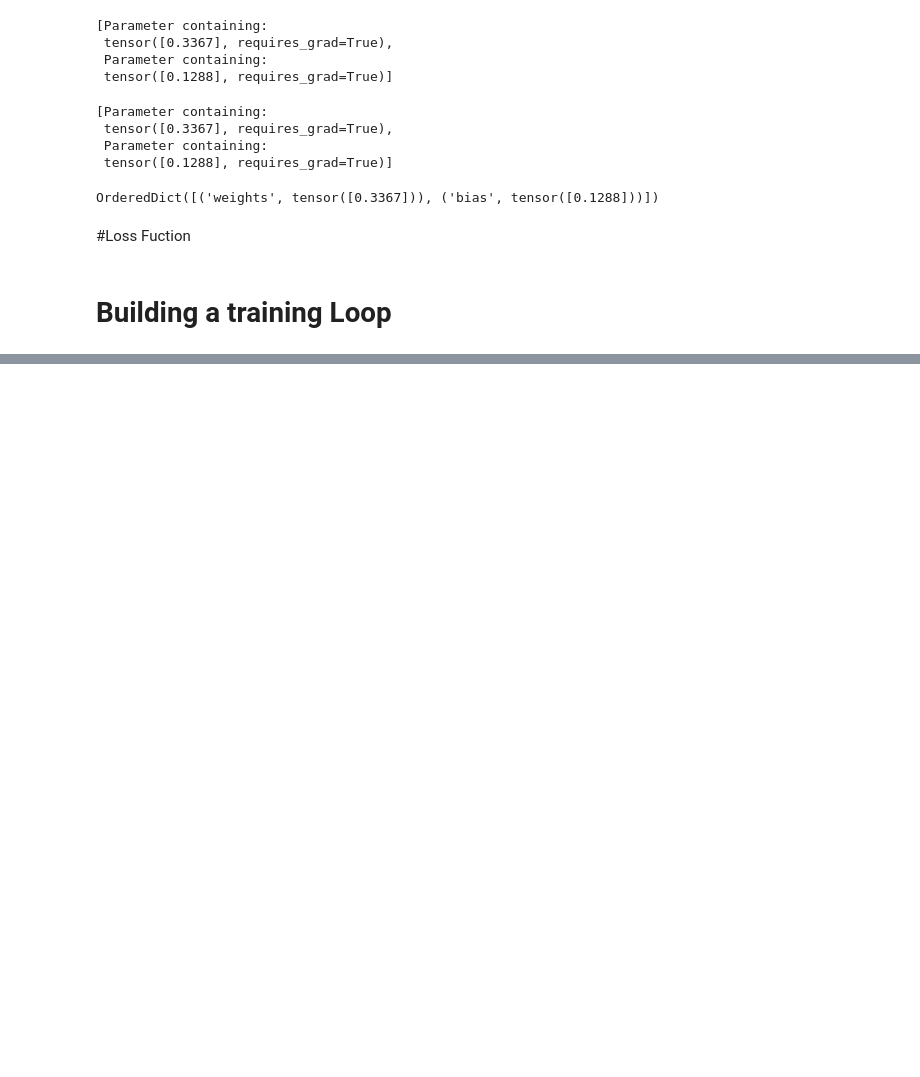
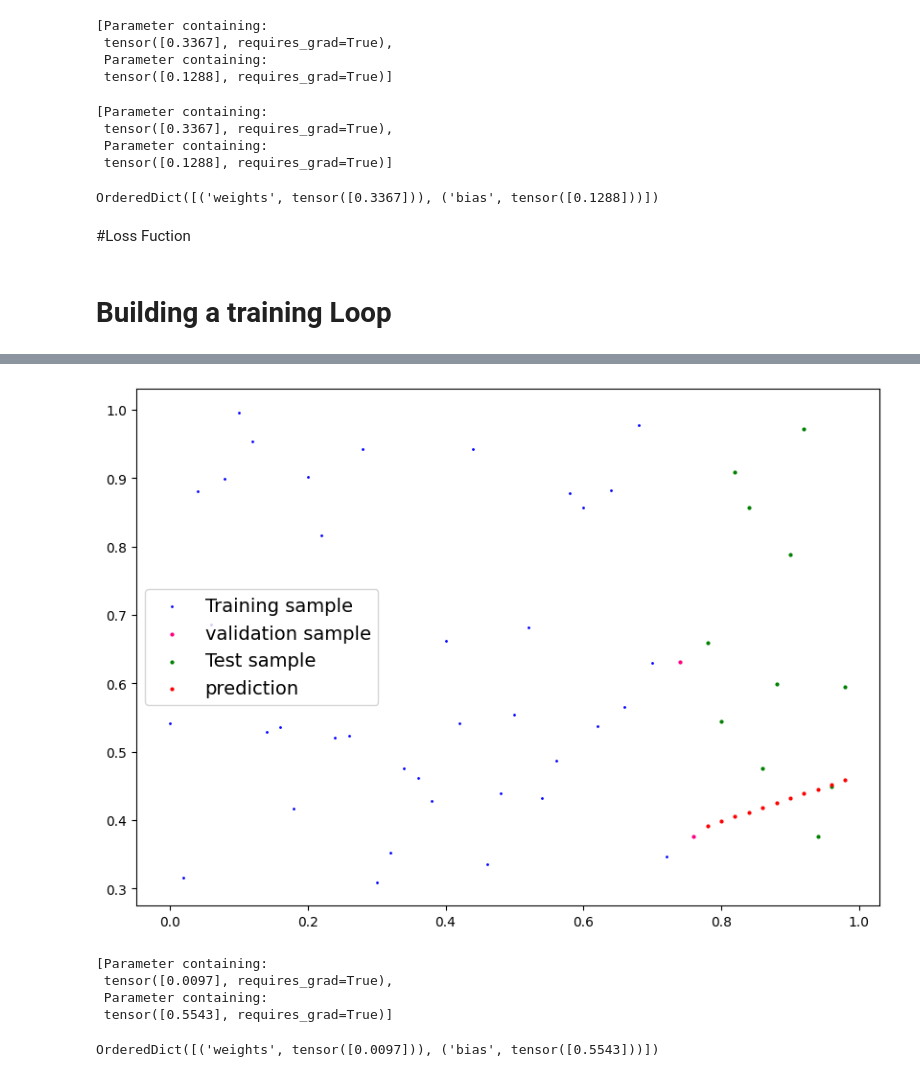
Before and after one commit to imchandanmohan/PyTorch, a Jupyter notebook: Pytorch_Workflow.ipynb, the cells around one changed output, grey strips where cells are left out. Drawn from its saved outputs; the diff is of its cells as text; code cells hidden in the pictures; blank space fills up the shorter version.

```diff
--- a/Pytorch_Workflow.ipynb
+++ b/Pytorch_Workflow.ipynb
@@ -310,13 +310,24 @@ loss_fn = nn.L1Loss()
 #Optimizer troch.optim
 
 optimizer = torch.optim.SGD(params = model_0.parameters(),
-                            lr = 0.0245) #lr leraning rate is a hyper parameter
+                            lr = 0.2) #lr leraning rate is a hyper parameter
 # %% [markdown]
 # Building a training Loop
 # %%
-epochs = 1
+epochs = 100
 
 for epoch in range(epochs):
   model_0.train() # train mode in Pytorch set gradient to true for tracking
+  y_pred = model_0(X_train)
 
-  model_0.eval() #turns off gradient tracking
+  loss = loss_fn(y_pred, y_train)
+  print(f"Loss : {loss}")
+  optimizer.zero_grad()
+
+  loss.backward()
+
+  optimizer.step()
+  print(f"weight: {weight} and bias : {bias}")
+  print(model_0.state_dict())
+
+  #model_0.eval() #turns off gradient tracking
@@ -322,0 +352,21 @@ for epoch in range(epochs):
+# %%
+#Testing
+
+model_0.eval()
+
+y_pred = model_0(X_test)
+
+plot_prediction(prediction= y_preds)
+# %% [output]
+[figure, added]
+# %%
+list(model_0.parameters())
+# %% [output]
+[Parameter containing:
+ tensor([0.0097], requires_grad=True),
+ Parameter containing:
+ tensor([0.5543], requires_grad=True)]
+# %%
+model_0.state_dict()
+# %% [output]
+OrderedDict([('weights', tensor([0.0097])), ('bias', tensor([0.5543]))])
```
Also changed, not shown: parts of 7 cells of this notebook.
